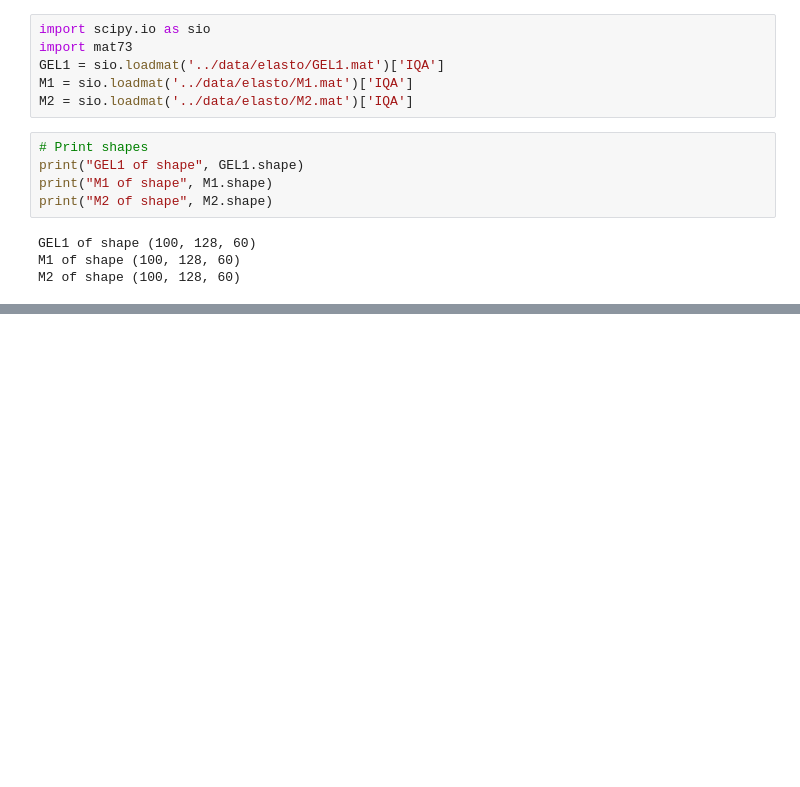
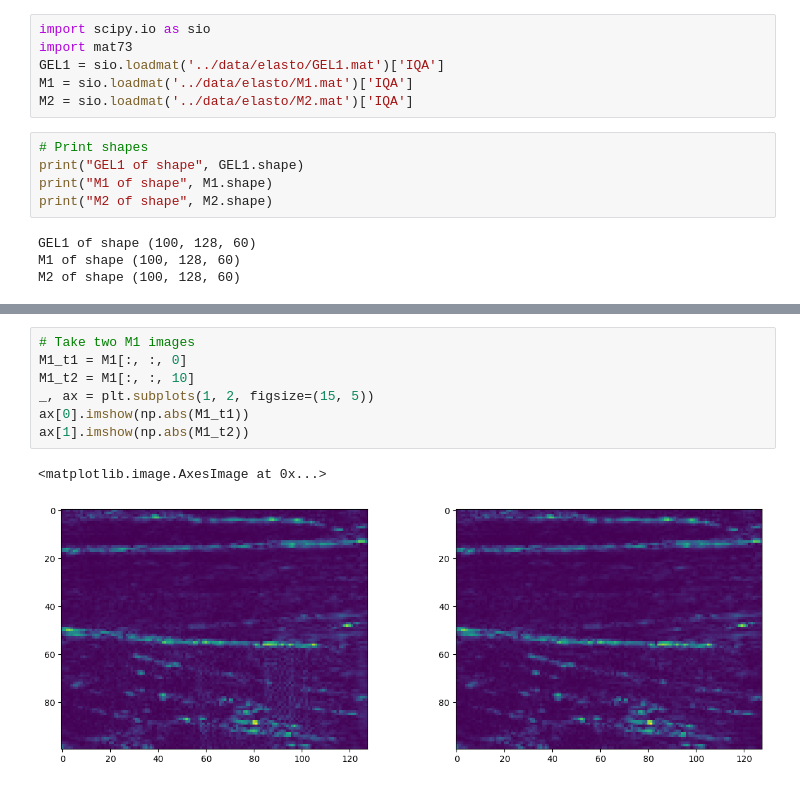
Before and after one commit to MalekSalah/Imagerie-medicale-beamforming-, a Jupyter notebook: notebooks/elastographu.ipynb, the cells around one changed output, grey strips where cells are left out. Drawn from its saved outputs; the diff is of its cells as text; blank space fills up the shorter version.

```diff
--- a/notebooks/elastographu.ipynb
+++ b/notebooks/elastographu.ipynb
@@ -35,0 +108,10 @@ plt.show()
+# %%
+# Take two M1 images
+M1_t1 = M1[:, :, 0]
+M1_t2 = M1[:, :, 10]
+_, ax = plt.subplots(1, 2, figsize=(15, 5))
+ax[0].imshow(np.abs(M1_t1))
+ax[1].imshow(np.abs(M1_t2))
+# %% [output]
+<matplotlib.image.AxesImage at 0x...>
+[figure, added]
```
Also changed, not shown: parts of 17 cells of this notebook.
